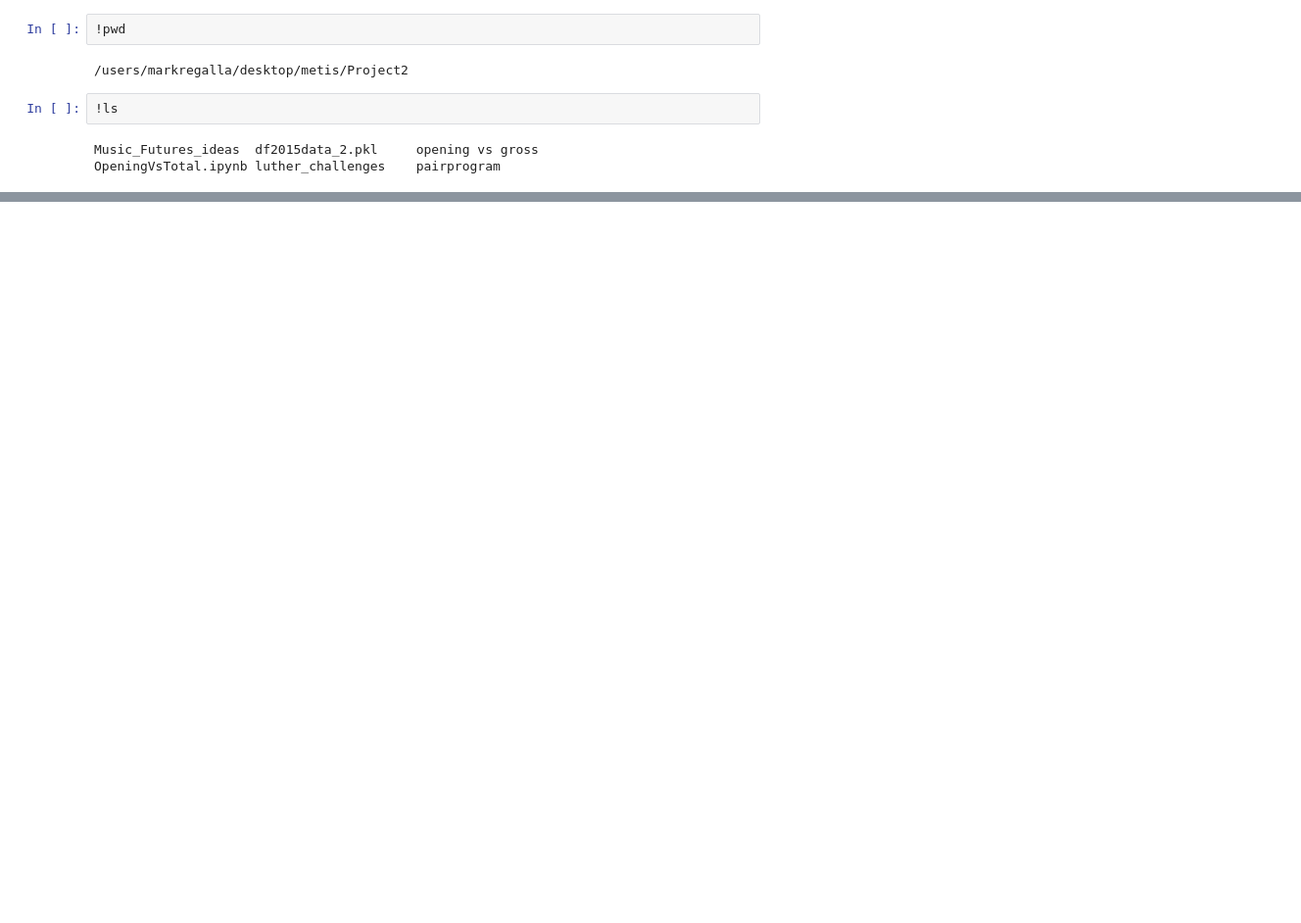
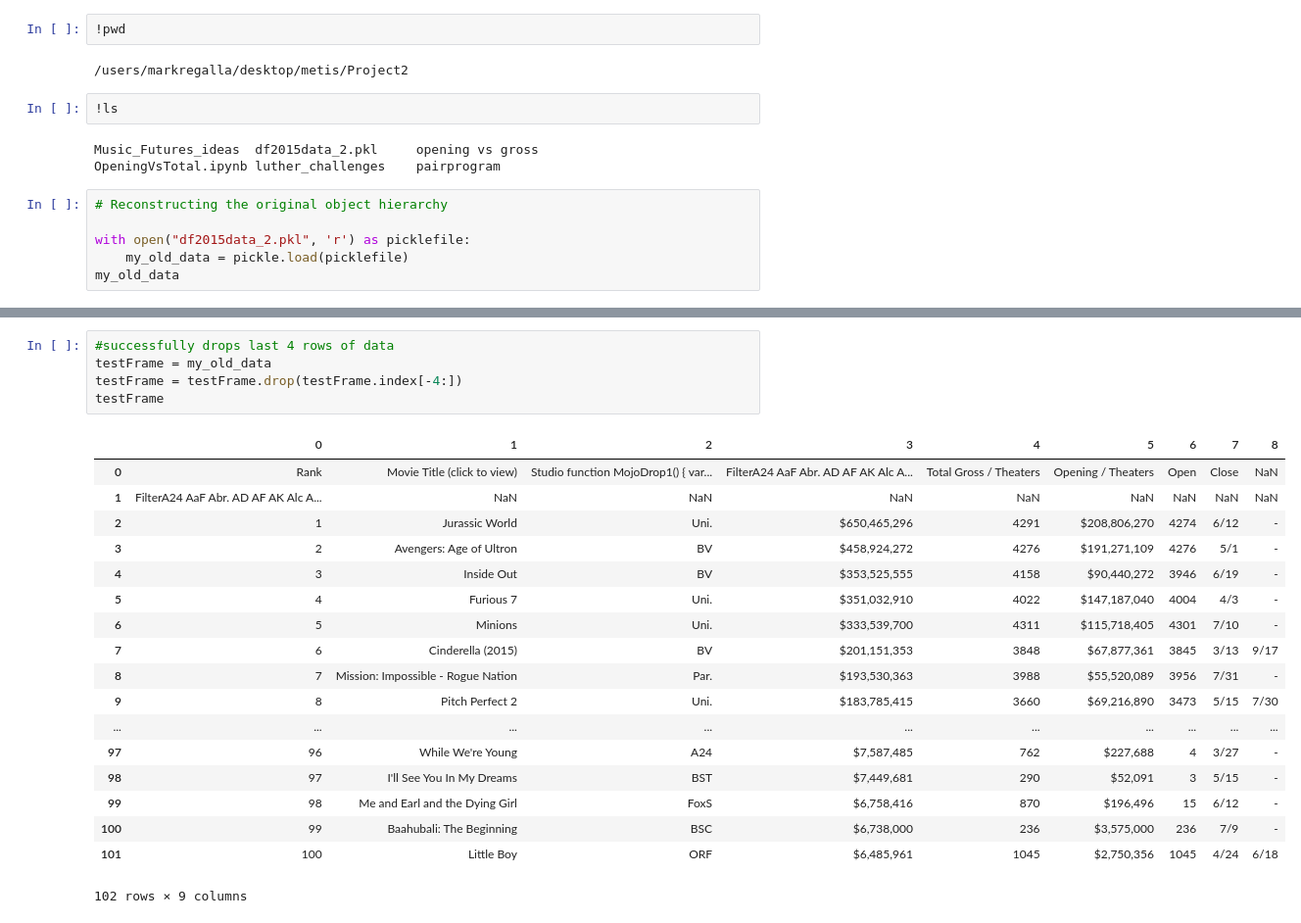
Before and after one commit to MarkRegalla27/Luther, a Jupyter notebook: OpeningVsTotal.ipynb, the cells around one changed output, grey strips where cells are left out. Shown at 98% size. Saved outputs shown, nothing was run; the diff lists cells and outputs as text; blank space fills up the shorter version.

Commit message:
add modified ipynb and data collector code

```diff
--- a/OpeningVsTotal.ipynb
+++ b/OpeningVsTotal.ipynb
@@ -107,3 +102,9 @@ with open('df2015data_2.pkl', 'w') as picklefile:
 # %% [output]
 Music_Futures_ideas  df2015data_2.pkl     opening vs gross
 OpeningVsTotal.ipynb luther_challenges    pairprogram
+# %%
+# Reconstructing the original object hierarchy
+
+with open("df2015data_2.pkl", 'r') as picklefile:
+    my_old_data = pickle.load(picklefile)
+my_old_data
@@ -109,0 +130,24 @@ OpeningVsTotal.ipynb luther_challenges    pairprogram
+# %%
+#successfully drops last 4 rows of data
+testFrame = my_old_data
+testFrame = testFrame.drop(testFrame.index[-4:])
+testFrame
+# %% [output]
+|  | 0 | 1 | 2 | 3 | 4 | 5 | 6 | 7 | 8 |
+| 0 | Rank | Movie Title (click to view) | Studio function MojoDrop1() { var... | FilterA24 AaF Abr. AD AF AK Alc A... | Total Gross / Theaters | Opening / Theaters | Open | Close | NaN |
+| 1 | FilterA24 AaF Abr. AD AF AK Alc A... | NaN | NaN | NaN | NaN | NaN | NaN | NaN | NaN |
+| 2 | 1 | Jurassic World | Uni. | $650,465,296 | 4291 | $208,806,270 | 4274 | 6/12 | - |
+| 3 | 2 | Avengers: Age of Ultron | BV | $458,924,272 | 4276 | $191,271,109 | 4276 | 5/1 | - |
+| 4 | 3 | Inside Out | BV | $353,525,555 | 4158 | $90,440,272 | 3946 | 6/19 | - |
+| 5 | 4 | Furious 7 | Uni. | $351,032,910 | 4022 | $147,187,040 | 4004 | 4/3 | - |
+| 6 | 5 | Minions | Uni. | $333,539,700 | 4311 | $115,718,405 | 4301 | 7/10 | - |
+| 7 | 6 | Cinderella (2015) | BV | $201,151,353 | 3848 | $67,877,361 | 3845 | 3/13 | 9/17 |
+| 8 | 7 | Mission: Impossible - Rogue Nation | Par. | $193,530,363 | 3988 | $55,520,089 | 3956 | 7/31 | - |
+| 9 | 8 | Pitch Perfect 2 | Uni. | $183,785,415 | 3660 | $69,216,890 | 3473 | 5/15 | 7/30 |
+| ... | ... | ... | ... | ... | ... | ... | ... | ... | ... |
+| 97 | 96 | While We're Young | A24 | $7,587,485 | 762 | $227,688 | 4 | 3/27 | - |
+| 98 | 97 | I'll See You In My Dreams | BST | $7,449,681 | 290 | $52,091 | 3 | 5/15 | - |
+| 99 | 98 | Me and Earl and the Dying Girl | FoxS | $6,758,416 | 870 | $196,496 | 15 | 6/12 | - |
+| 100 | 99 | Baahubali: The Beginning | BSC | $6,738,000 | 236 | $3,575,000 | 236 | 7/9 | - |
+| 101 | 100 | Little Boy | ORF | $6,485,961 | 1045 | $2,750,356 | 1045 | 4/24 | 6/18 |
+102 rows × 9 columns
```
Also changed, not shown: parts of 15 cells of this notebook, 1 other file.
